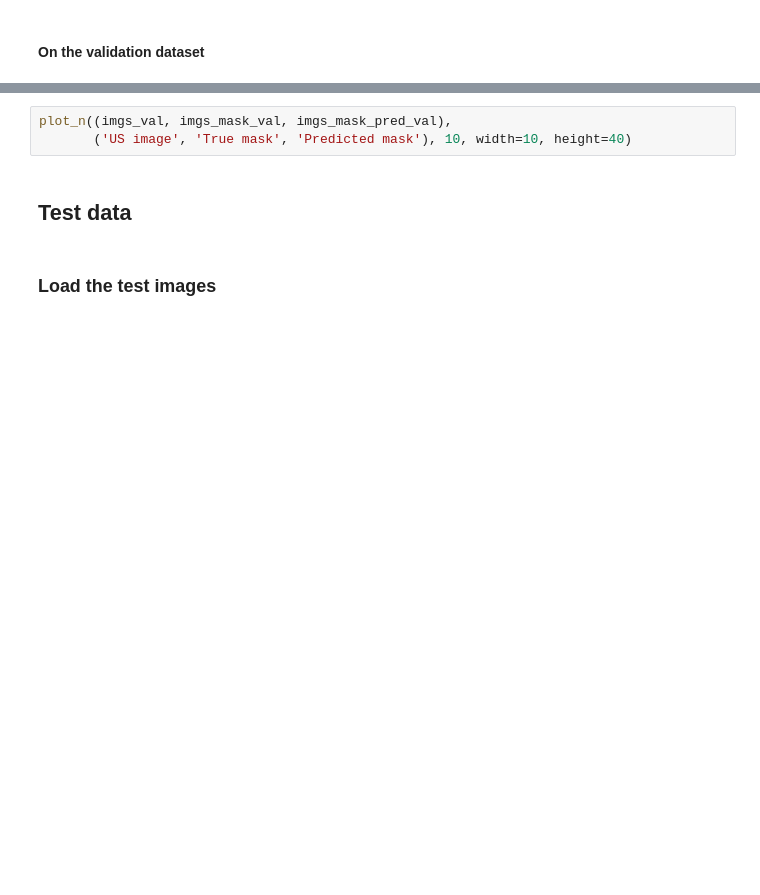
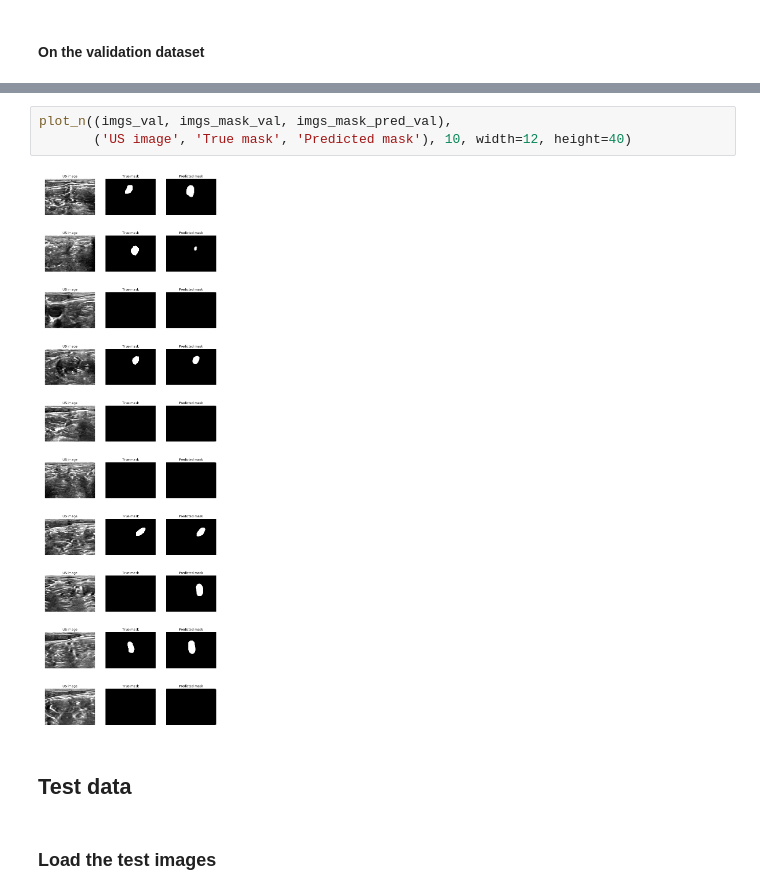
Before and after one commit to agisga/ultrasound-nerve-segmentation, a Jupyter notebook: jupyter/U-net_improved.ipynb, the cells around one changed output, grey strips where cells are left out. Drawn from its saved outputs; the diff is of its cells as text; blank space fills up the shorter version.

```diff
--- a/jupyter/U-net_improved.ipynb
+++ b/jupyter/U-net_improved.ipynb
@@ -326,6 +341,8 @@ imgs_mask_pred_val = model.predict(imgs_val, verbose=1)
 # %%
 plot_n((imgs_val, imgs_mask_val, imgs_mask_pred_val),
-       ('US image', 'True mask', 'Predicted mask'), 10, width=10, height=40)
+       ('US image', 'True mask', 'Predicted mask'), 10, width=12, height=40)
+# %% [output]
+[figure, added]
 # %% [markdown]
 ## Test data
 # %% [markdown]
```
Also changed, not shown: parts of 25 cells of this notebook.
